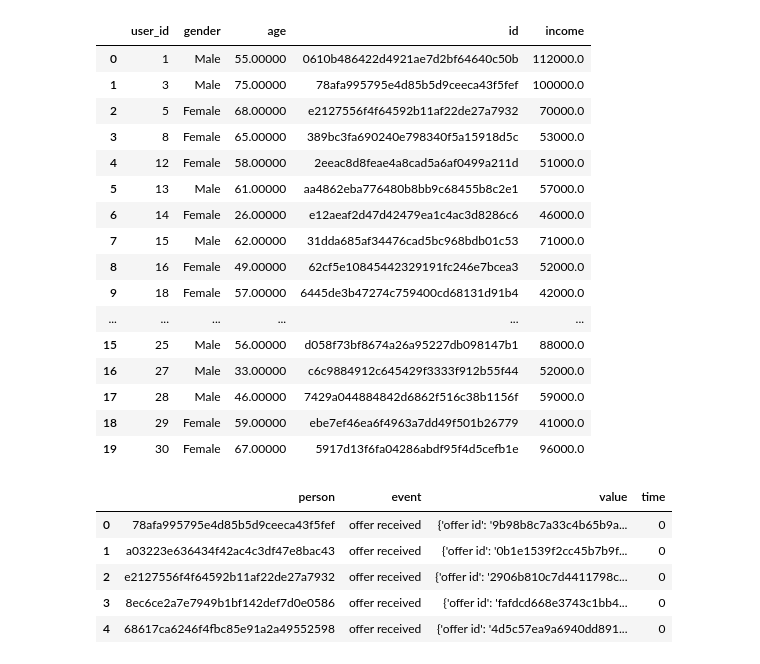
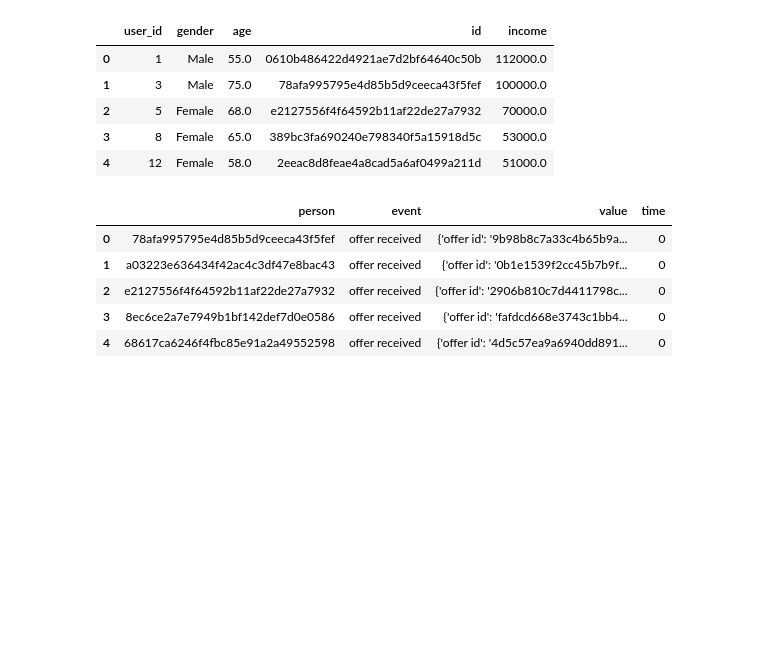
Before and after one commit to Solrys/Instacart-Analysis-by-Pandavas, a Jupyter notebook: Portfolio.ipynb, the cells around one changed output. Drawn from its saved outputs; the diff is of its cells as text; code cells hidden in the pictures; blank space fills up the shorter version.

```diff
--- a/Portfolio.ipynb
+++ b/Portfolio.ipynb
@@ -39,23 +101,12 @@ portfolio.head()
 # %%
-profile.head(20)
+profile.head()
 # %% [output]
 |  | user_id | gender | age | id | income |
-| 0 | 1 | Male | 55.00000 | 0610b486422d4921ae7d2bf64640c50b | 112000.0 |
-| 1 | 3 | Male | 75.00000 | 78afa995795e4d85b5d9ceeca43f5fef | 100000.0 |
-| 2 | 5 | Female | 68.00000 | e2127556f4f64592b11af22de27a7932 | 70000.0 |
-| 3 | 8 | Female | 65.00000 | 389bc3fa690240e798340f5a15918d5c | 53000.0 |
-| 4 | 12 | Female | 58.00000 | 2eeac8d8feae4a8cad5a6af0499a211d | 51000.0 |
-| 5 | 13 | Male | 61.00000 | aa4862eba776480b8bb9c68455b8c2e1 | 57000.0 |
-| 6 | 14 | Female | 26.00000 | e12aeaf2d47d42479ea1c4ac3d8286c6 | 46000.0 |
-| 7 | 15 | Male | 62.00000 | 31dda685af34476cad5bc968bdb01c53 | 71000.0 |
-| 8 | 16 | Female | 49.00000 | 62cf5e10845442329191fc246e7bcea3 | 52000.0 |
-| 9 | 18 | Female | 57.00000 | 6445de3b47274c759400cd68131d91b4 | 42000.0 |
-| ... | ... | ... | ... | ... | ... |
-| 15 | 25 | Male | 56.00000 | d058f73bf8674a26a95227db098147b1 | 88000.0 |
-| 16 | 27 | Male | 33.00000 | c6c9884912c645429f3333f912b55f44 | 52000.0 |
-| 17 | 28 | Male | 46.00000 | 7429a044884842d6862f516c38b1156f | 59000.0 |
-| 18 | 29 | Female | 59.00000 | ebe7ef46ea6f4963a7dd49f501b26779 | 41000.0 |
-| 19 | 30 | Female | 67.00000 | 5917d13f6fa04286abdf95f4d5cefb1e | 96000.0 |
+| 0 | 1 | Male | 55.0 | 0610b486422d4921ae7d2bf64640c50b | 112000.0 |
+| 1 | 3 | Male | 75.0 | 78afa995795e4d85b5d9ceeca43f5fef | 100000.0 |
+| 2 | 5 | Female | 68.0 | e2127556f4f64592b11af22de27a7932 | 70000.0 |
+| 3 | 8 | Female | 65.0 | 389bc3fa690240e798340f5a15918d5c | 53000.0 |
+| 4 | 12 | Female | 58.0 | 2eeac8d8feae4a8cad5a6af0499a211d | 51000.0 |
 # %%
 transcript.head()
 # %% [output]
```
Also changed, not shown: parts of 11 cells of this notebook, 13 other files.
